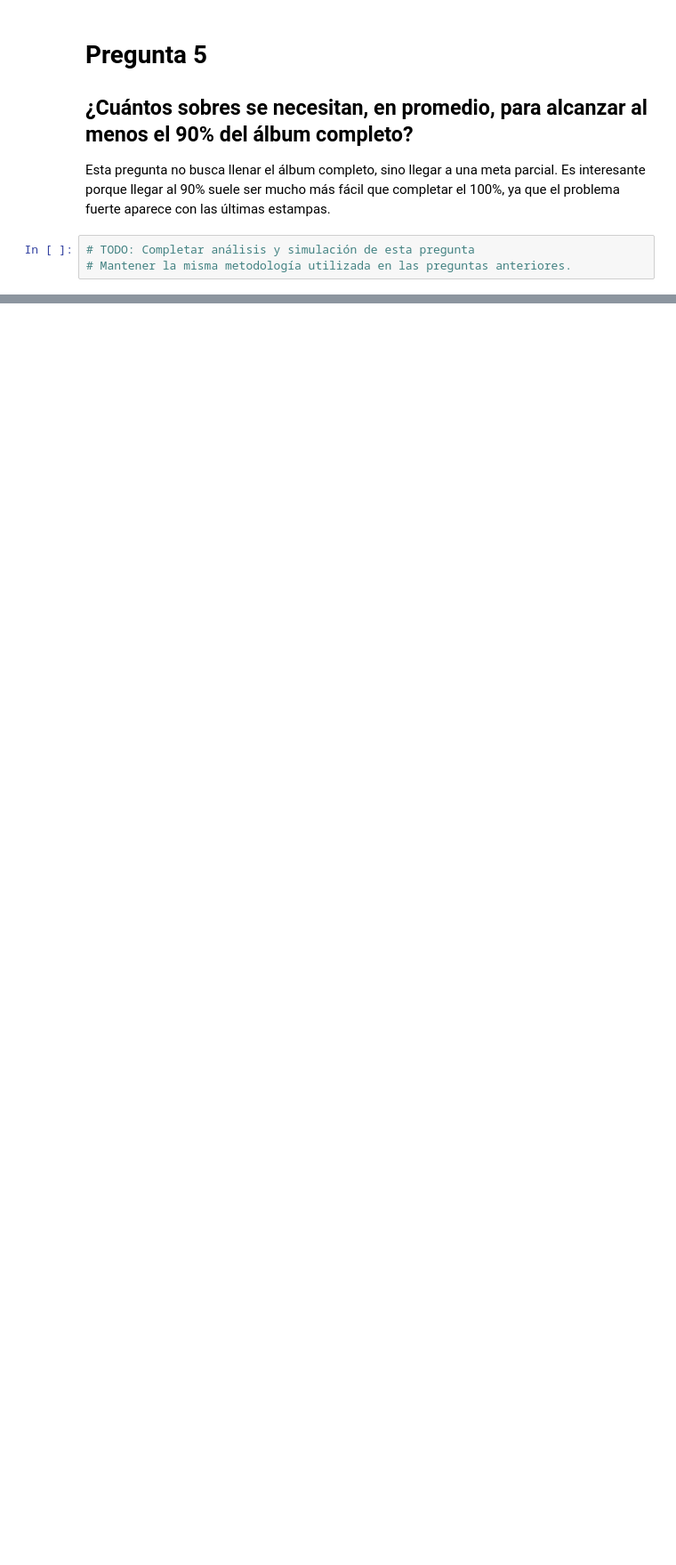
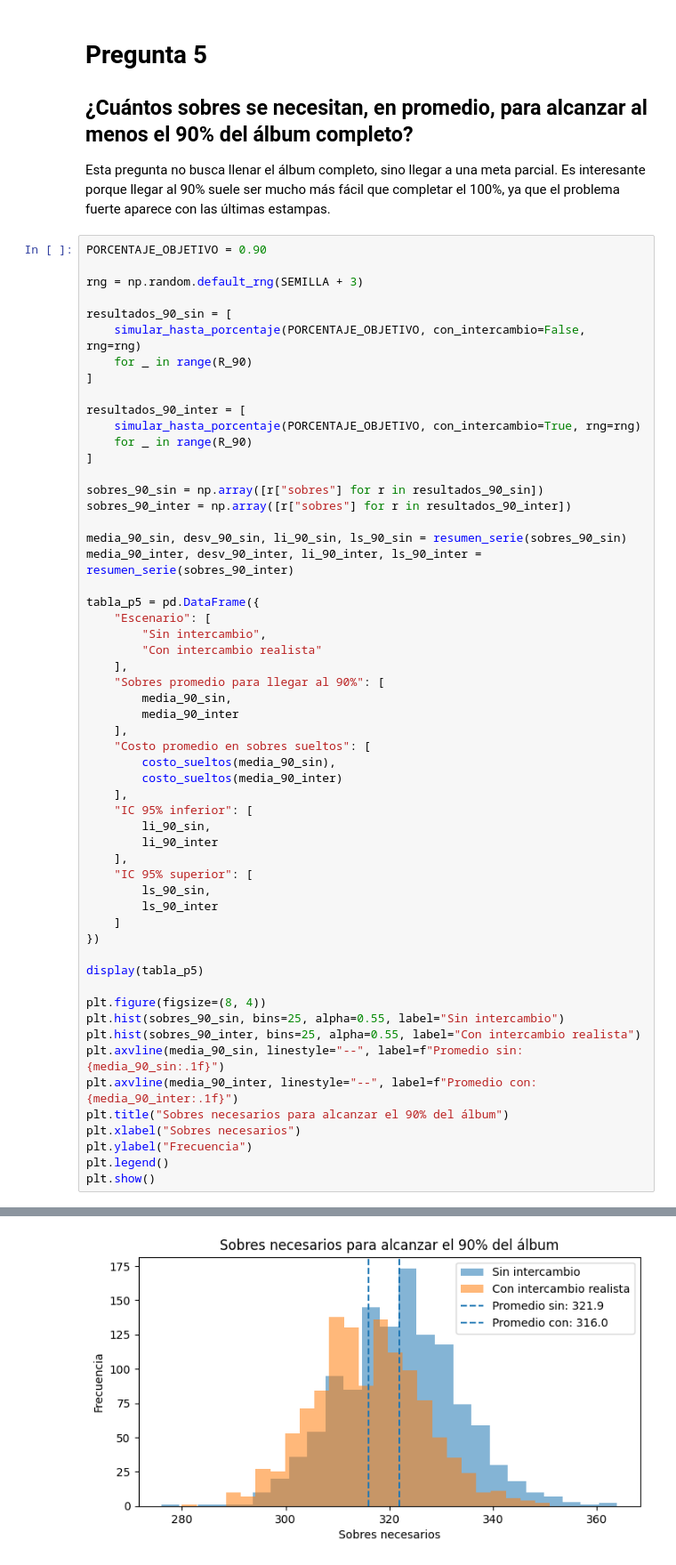
Before and after one commit to esteban-dlp/web-Laboratorio-9, a Jupyter notebook: Lab8_Etapas_5_y_6_Martin_Esteban.ipynb, the cells around one changed output, grey strips where cells are left out. Shown at 89% size. Cells and saved outputs as stored; diff of their text form; blank space fills up the shorter version.

```diff
--- a/Lab8_Etapas_5_y_6_Martin_Esteban.ipynb
+++ b/Lab8_Etapas_5_y_6_Martin_Esteban.ipynb
@@ -361,5 +463,59 @@ Pendiente de redactar con base en los resultados obtenidos.
 
 Esta pregunta no busca llenar el álbum completo, sino llegar a una meta parcial. Es interesante porque llegar al 90% suele ser mucho más fácil que completar el 100%, ya que el problema fuerte aparece con las últimas estampas.
 # %%
-# TODO: Completar análisis y simulación de esta pregunta
-# Mantener la misma metodología utilizada en las preguntas anteriores.
+PORCENTAJE_OBJETIVO = 0.90
+
+rng = np.random.default_rng(SEMILLA + 3)
+
+resultados_90_sin = [
+    simular_hasta_porcentaje(PORCENTAJE_OBJETIVO, con_intercambio=False, rng=rng)
+    for _ in range(R_90)
+]
+
+resultados_90_inter = [
+    simular_hasta_porcentaje(PORCENTAJE_OBJETIVO, con_intercambio=True, rng=rng)
+    for _ in range(R_90)
+]
+
+sobres_90_sin = np.array([r["sobres"] for r in resultados_90_sin])
+sobres_90_inter = np.array([r["sobres"] for r in resultados_90_inter])
+
+media_90_sin, desv_90_sin, li_90_sin, ls_90_sin = resumen_serie(sobres_90_sin)
+media_90_inter, desv_90_inter, li_90_inter, ls_90_inter = resumen_serie(sobres_90_inter)
+
+tabla_p5 = pd.DataFrame({
+    "Escenario": [
+        "Sin intercambio",
+        "Con intercambio realista"
+    ],
+    "Sobres promedio para llegar al 90%": [
+        media_90_sin,
+        media_90_inter
+    ],
+    "Costo promedio en sobres sueltos": [
+        costo_sueltos(media_90_sin),
+        costo_sueltos(media_90_inter)
+    ],
+    "IC 95% inferior": [
+        li_90_sin,
+        li_90_inter
+    ],
+    "IC 95% superior": [
+        ls_90_sin,
+        ls_90_inter
+    ]
+})
+
+display(tabla_p5)
+
+plt.figure(figsize=(8, 4))
+plt.hist(sobres_90_sin, bins=25, alpha=0.55, label="Sin intercambio")
+plt.hist(sobres_90_inter, bins=25, alpha=0.55, label="Con intercambio realista")
+plt.axvline(media_90_sin, linestyle="--", label=f"Promedio sin: {media_90_sin:.1f}")
+plt.axvline(media_90_inter, linestyle="--", label=f"Promedio con: {media_90_inter:.1f}")
+plt.title("Sobres necesarios para alcanzar el 90% del álbum")
+plt.xlabel("Sobres necesarios")
+plt.ylabel("Frecuencia")
+plt.legend()
+plt.show()
+# %% [output]
@@ -366,2 +525,3 @@ Esta pregunta no busca llenar el álbum completo, sino llegar a una meta parcial
+[figure, added]
 # %% [markdown]
 **Interpretación.**
```
Also changed, not shown: parts of 7 cells of this notebook.
